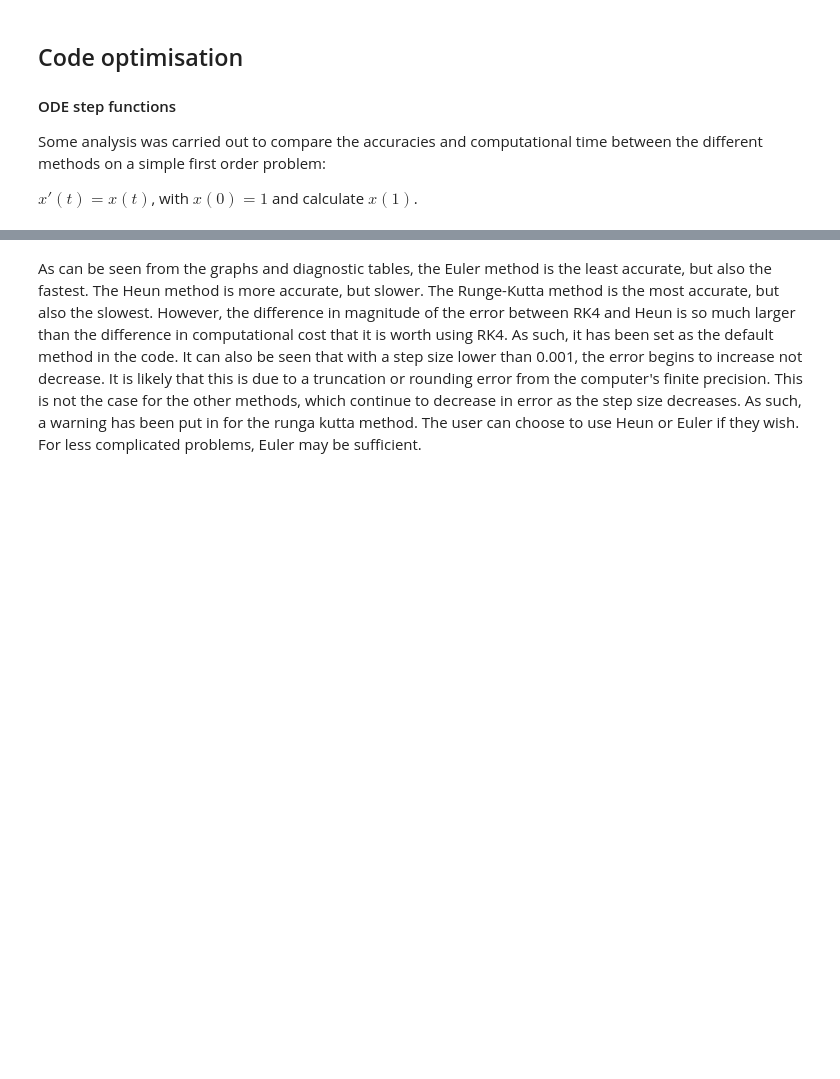
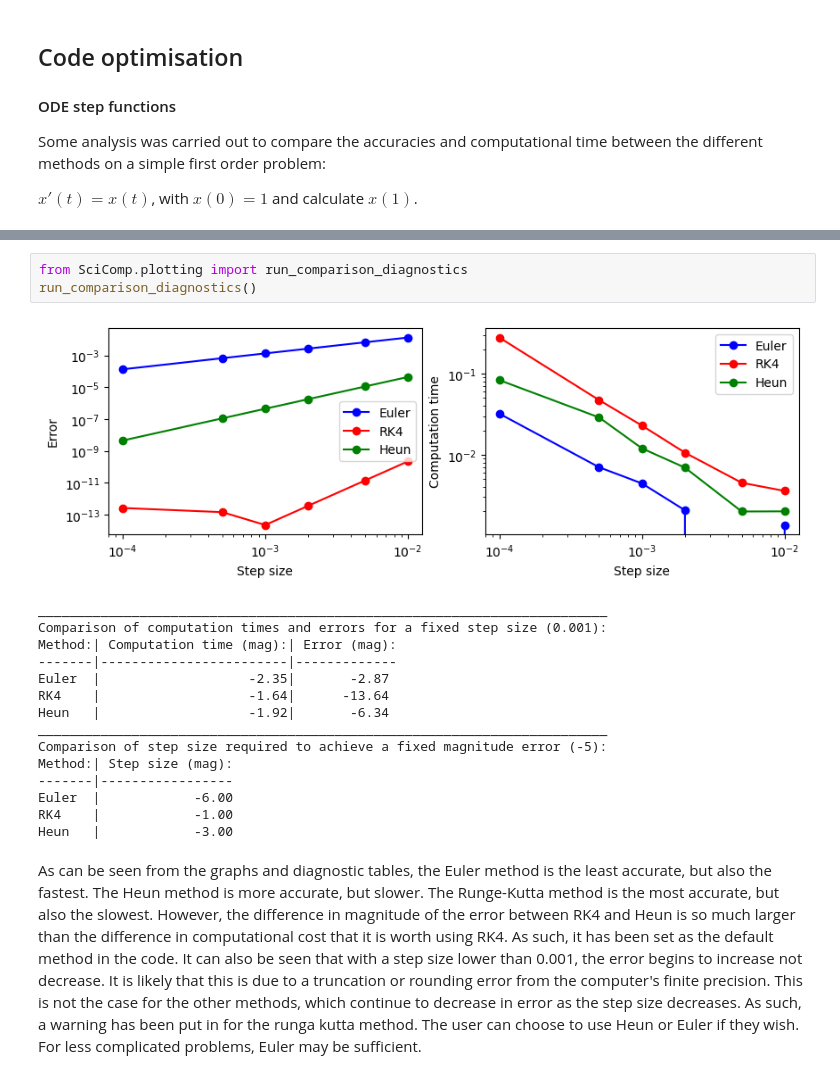
Before and after one commit to dupput/EMAT3008-ScientificComputing, a Jupyter notebook: Report.ipynb, the cells around one changed output, grey strips where cells are left out. Drawn from its saved outputs; the diff is of its cells as text; blank space fills up the shorter version.

```diff
--- a/Report.ipynb
+++ b/Report.ipynb
@@ -272,2 +238,21 @@ Heun   |            -3.00
+# %%
+from SciComp.plotting import run_comparison_diagnostics
+run_comparison_diagnostics()
+# %% [output]
+[figure, added]
+_________________________________________________________________________
+Comparison of computation times and errors for a fixed step size (0.001):
+Method:| Computation time (mag):| Error (mag):
+-------|------------------------|-------------
+Euler  |                   -2.35|       -2.87
+RK4    |                   -1.64|      -13.64
+Heun   |                   -1.92|       -6.34
+_________________________________________________________________________
+Comparison of step size required to achieve a fixed magnitude error (-5):
+Method:| Step size (mag):
+-------|-----------------
+Euler  |            -6.00
+RK4    |            -1.00
+Heun   |            -3.00
 # %% [markdown]
 As can be seen from the graphs and diagnostic tables, the Euler method is the least accurate, but also the fastest. The Heun method is more accurate, but slower. The Runge-Kutta method is the most accurate, but also the slowest. However, the difference in magnitude of the error between RK4 and Heun is so much larger than the difference in computational cost that it is worth using RK4. As such, it has been set as the default method in the code. It can also be seen that with a step size lower than 0.001, the error begins to increase not decrease. It is likely that this is due to a truncation or rounding error from the computer's finite precision. This is not the case for the other methods, which continue to decrease in error as the step size decreases. As such, a warning has been put in for the runga kutta method. The user can choose to use Heun or Euler if they wish. For less complicated problems, Euler may be sufficient.
```
Also changed, not shown: parts of 9 cells of this notebook, 2 other files.
